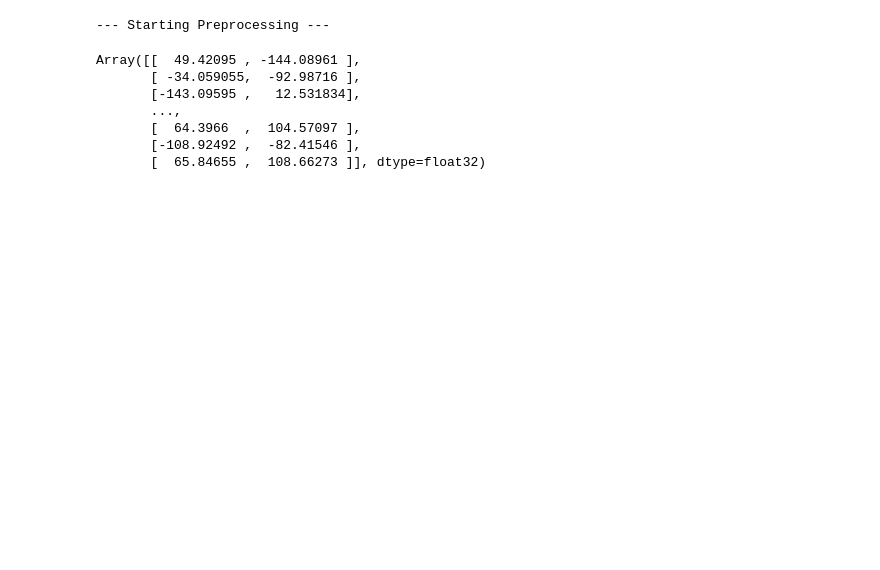
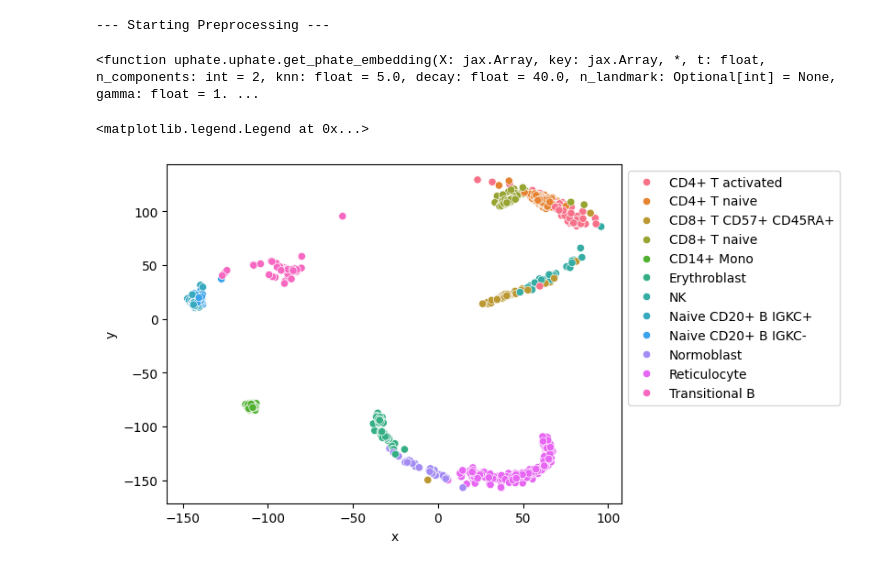
Before and after one commit to theo-long/uPHATE, a Jupyter notebook: examples/bone_marrow_data.ipynb, the cells around one changed output. Cells and saved outputs as stored; diff of their text form; code cells hidden in the pictures; blank space fills up the shorter version.

```diff
--- a/examples/bone_marrow_data.ipynb
+++ b/examples/bone_marrow_data.ipynb
@@ -155,12 +155,17 @@ import jax
 import jax.numpy as jnp
 from uphate import get_phate_embedding
 # %%
-X = jax.random.choice(
+indices = jax.random.choice(
     jax.random.key(41),
-    jnp.array(adata_final.obsm["X_pca"]),
+    a=adata_final.shape[0],
     shape=(1000,),
     replace=False,
 )
-Y = jax.jit(get_phate_embedding, static_argnames=["t"])(
-    X, key=jax.random.key(42), t=5, knn=25
-).block_until_ready()
+X = jnp.array(adata_final.obsm["X_pca"][indices])
+Y = jax.jit(
+    get_phate_embedding, static_argnames=["t", "n_components", "knn", "decay", "gamma"]
+)(X, key=jax.random.key(42), t=5, knn=25).block_until_ready()
+# %%
+jax.grad(get_phate_embedding)
+# %% [output]
+<function uphate.uphate.get_phate_embedding(X: jax.Array, key: jax.Array, *, t: float, n_components: int = 2, knn: float = 5.0, decay: float = 40.0, n_landmark: Optional[int] = None, gamma: float = 1. ...
@@ -167,10 +183,10 @@ Y = jax.jit(get_phate_embedding, static_argnames=["t"])(
 # %%
-Y
+fig, ax = plt.subplots()
+
+df = pd.DataFrame(Y, columns=["x", "y"])
+df["cell_type"] = adata_final.obs["cell_type"].values[indices]
+sns.scatterplot(df, x="x", y="y", hue="cell_type", ax=ax)
+ax.legend(loc='upper left', bbox_to_anchor=(1, 1))
 # %% [output]
-Array([[  49.42095 , -144.08961 ],
-       [ -34.059055,  -92.98716 ],
-       [-143.09595 ,   12.531834],
-       ...,
-       [  64.3966  ,  104.57097 ],
-       [-108.92492 ,  -82.41546 ],
-       [  65.84655 ,  108.66273 ]], dtype=float32)
+<matplotlib.legend.Legend at 0x...>
+[figure, added]
```
Also changed, not shown: parts of 2 cells of this notebook, 2 other files.
